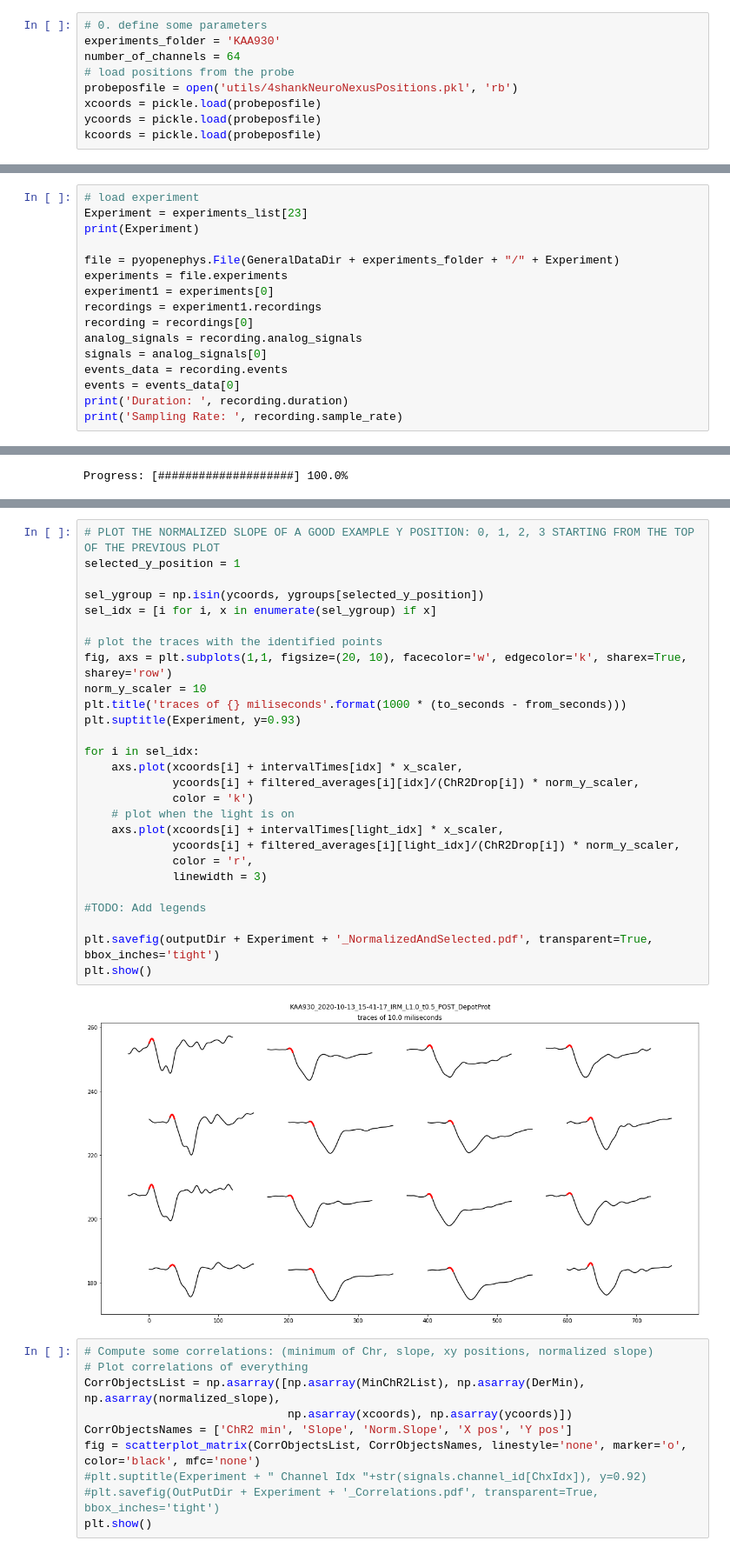
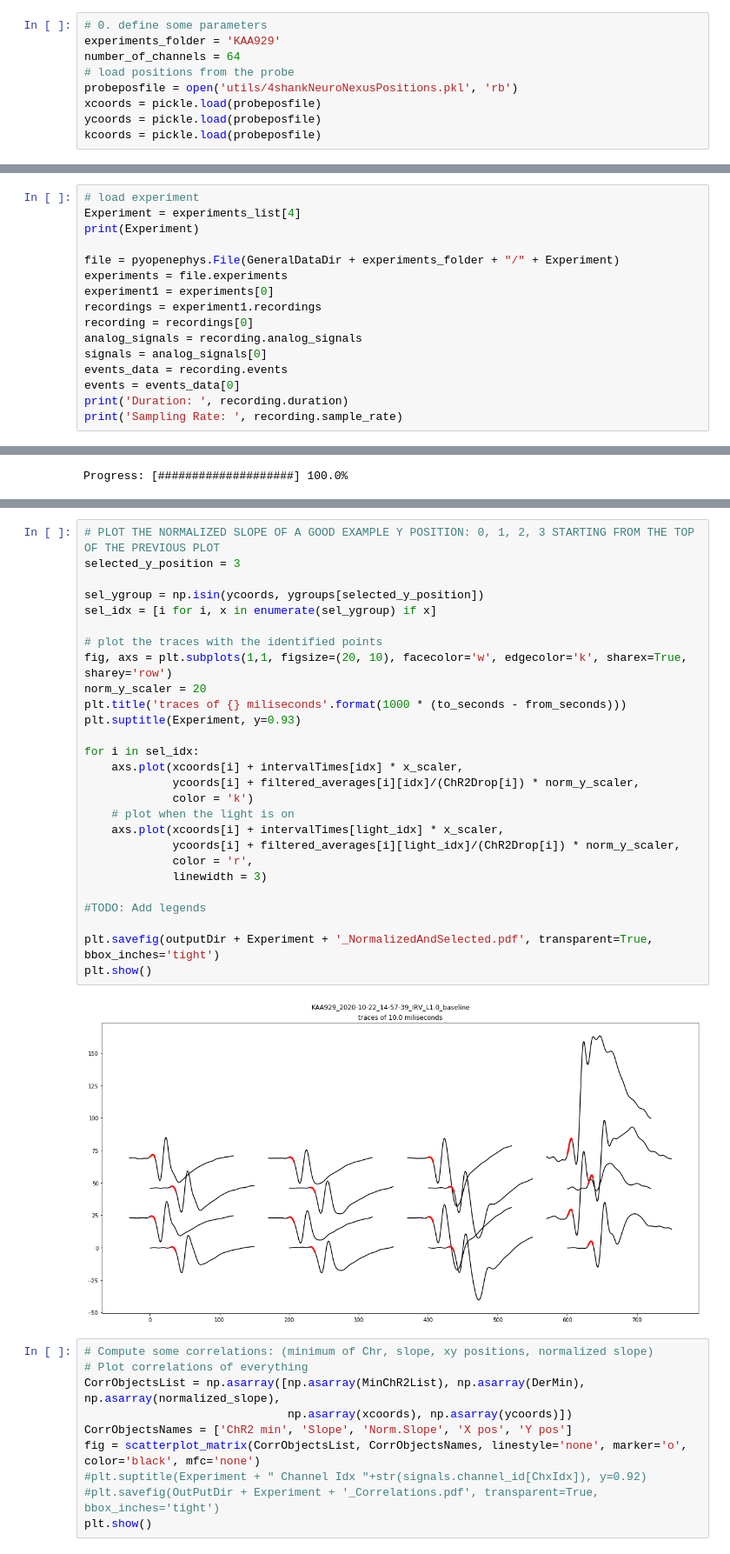
Before and after one commit to HernandoMV/OpenEphys_Analysis, a Jupyter notebook: Invitro_OE.ipynb, the cells around one changed output, grey strips where cells are left out. Shown at 87% size. Cells and saved outputs as stored; diff of their text form.

```diff
--- a/Invitro_OE.ipynb
+++ b/Invitro_OE.ipynb
@@ -22,7 +22,7 @@ The autoreload extension is already loaded. To reload it, use:
   %reload_ext autoreload
 # %%
 # 0. define some parameters
-experiments_folder = 'KAA930'
+experiments_folder = 'KAA929'
 number_of_channels = 64
 # load positions from the probe
 probeposfile = open('utils/4shankNeuroNexusPositions.pkl', 'rb')
@@ -63,6 +59,6 @@ for i,e in enumerate(experiments_list):
 # %%
 # load experiment
-Experiment = experiments_list[23]
+Experiment = experiments_list[4]
 print(Experiment)
 
 file = pyopenephys.File(GeneralDataDir + experiments_folder + "/" + Experiment)
@@ -440,32 +443,32 @@ plt.show()
 # %%
 # PLOT THE NORMALIZED SLOPE OF A GOOD EXAMPLE Y POSITION: 0, 1, 2, 3 STARTING FROM THE TOP OF THE PREVIOUS PLOT
-selected_y_position = 1
+selected_y_position = 3
 
 sel_ygroup = np.isin(ycoords, ygroups[selected_y_position])
 sel_idx = [i for i, x in enumerate(sel_ygroup) if x]
 
 # plot the traces with the identified points
 fig, axs = plt.subplots(1,1, figsize=(20, 10), facecolor='w', edgecolor='k', sharex=True, sharey='row')
-norm_y_scaler = 10
+norm_y_scaler = 20
 plt.title('traces of {} miliseconds'.format(1000 * (to_seconds - from_seconds)))
 plt.suptitle(Experiment, y=0.93)
 
 for i in sel_idx:
     axs.plot(xcoords[i] + intervalTimes[idx] * x_scaler,
              ycoords[i] + filtered_averages[i][idx]/(ChR2Drop[i]) * norm_y_scaler,
              color = 'k')
     # plot when the light is on
     axs.plot(xcoords[i] + intervalTimes[light_idx] * x_scaler,
              ycoords[i] + filtered_averages[i][light_idx]/(ChR2Drop[i]) * norm_y_scaler,
              color = 'r',
              linewidth = 3)
 
 #TODO: Add legends
 
 plt.savefig(outputDir + Experiment + '_NormalizedAndSelected.pdf', transparent=True, bbox_inches='tight')
 plt.show()
 # %% [output]
-[figure, old version]
+[figure, new version]
 # %%
 # Compute some correlations: (minimum of Chr, slope, xy positions, normalized slope)
 # Plot correlations of everything
```
Also changed, not shown: parts of 15 cells of this notebook.
